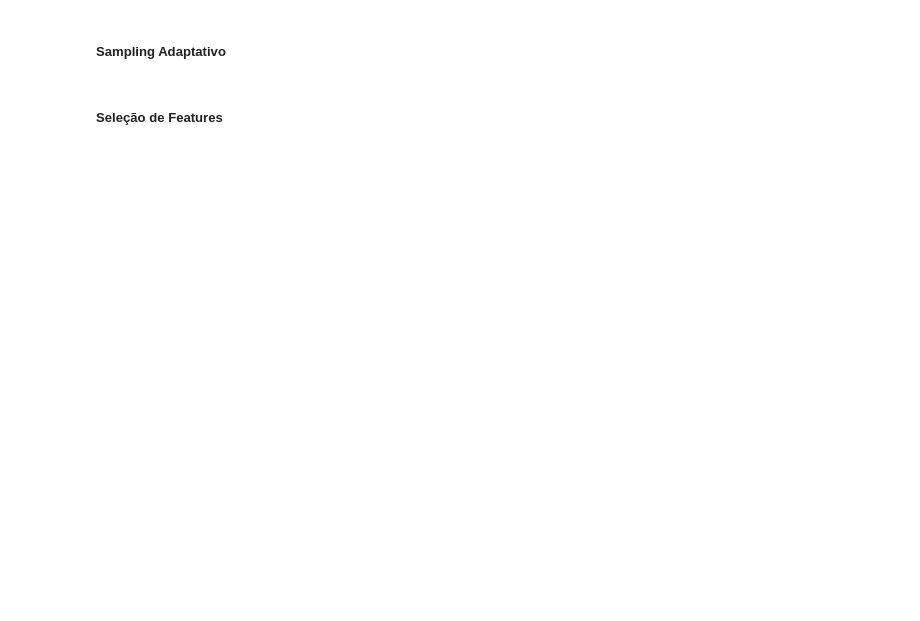
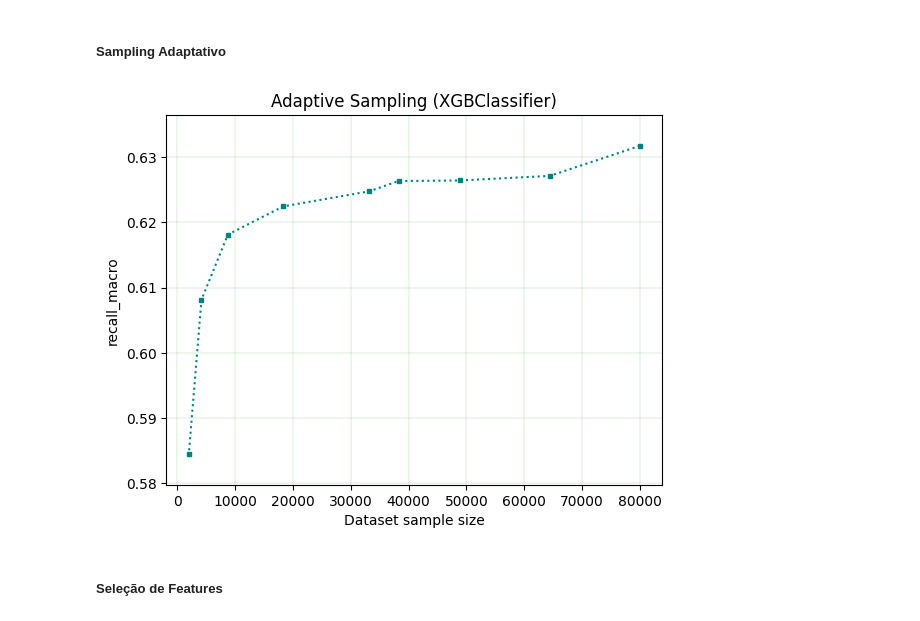
Before and after one commit to RavyBomfim/FlightOnTime-DataScience, a Jupyter notebook: main.ipynb, the cells around one changed output. Saved outputs shown, nothing was run; the diff lists cells and outputs as text; code cells hidden in the pictures; blank space fills up the shorter version.

```diff
--- a/main.ipynb
+++ b/main.ipynb
@@ -522,2 +563,6 @@ plt.close()
+# %%
+plot_adaptive_sampling(est1)
+# %% [output]
+[figure, added]
 # %% [markdown]
 ##### Seleção de Features
```
Also changed, not shown: parts of 22 cells of this notebook, 3 other files.
